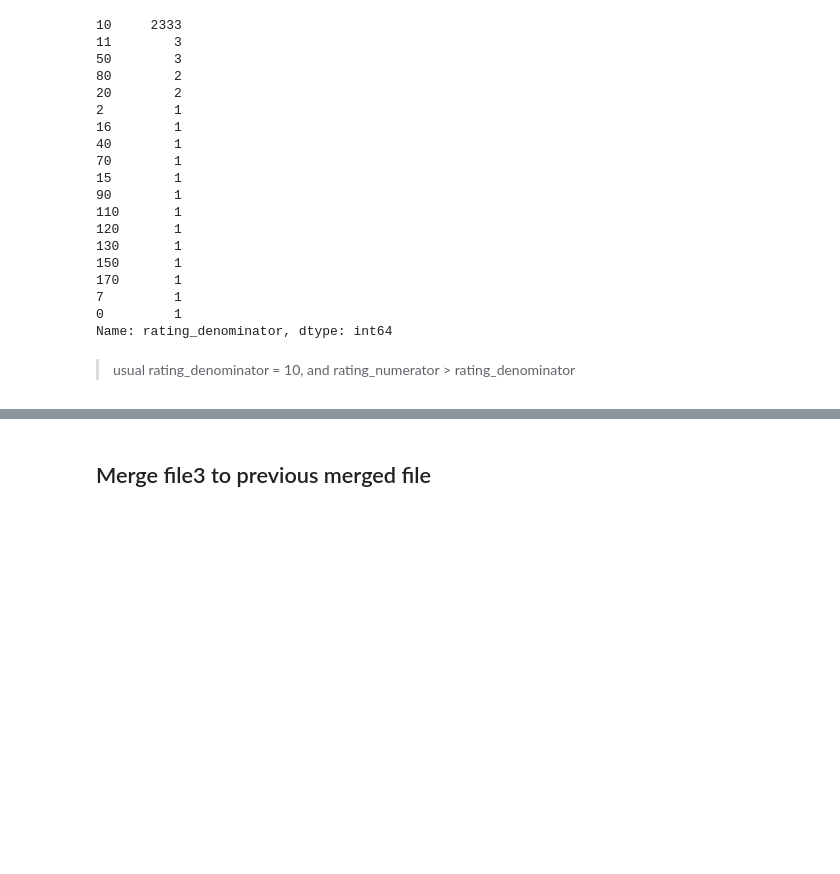
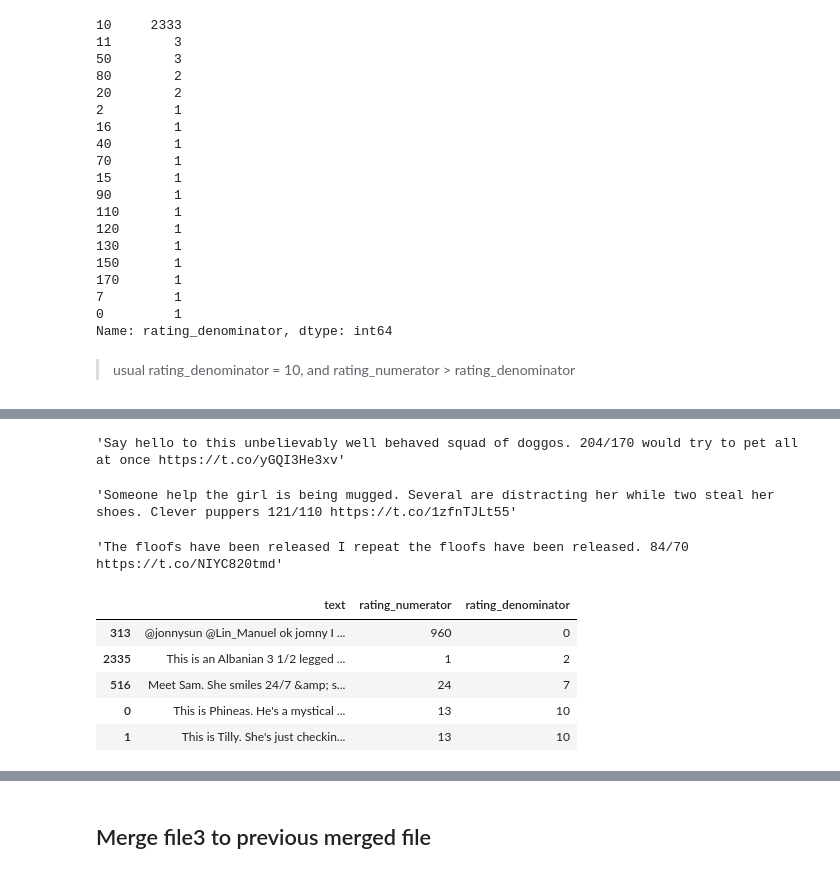
Before and after one commit to Langzzx/dand-advanced-2018, a Jupyter notebook: Data Wrangling and Cleaning/wrangle_act.ipynb, the cells around one changed output, grey strips where cells are left out. Saved outputs shown, nothing was run; the diff lists cells and outputs as text; code cells hidden in the pictures; blank space fills up the shorter version.

```diff
--- a/Data Wrangling and Cleaning/wrangle_act.ipynb
+++ b/Data Wrangling and Cleaning/wrangle_act.ipynb
@@ -692,0 +726,21 @@ df_clean3.loc[1189, 'text']
+# %%
+df_twitter_clean3.loc[1120, 'text']
+# %% [output]
+'Say hello to this unbelievably well behaved squad of doggos. 204/170 would try to pet all at once https://t.co/yGQI3He3xv'
+# %%
+df_twitter_clean3.loc[1635, 'text']
+# %% [output]
+'Someone help the girl is being mugged. Several are distracting her while two steal her shoes. Clever puppers 121/110 https://t.co/1zfnTJLt55'
+# %%
+df_twitter_clean3.loc[433, 'text']
+# %% [output]
+'The floofs have been released I repeat the floofs have been released. 84/70 https://t.co/NIYC820tmd'
+# %%
+df_twitter_clean3.nsmallest(5, 'rating_denominator')[['text', 'rating_numerator', 'rating_denominator']]
+# %% [output]
+|  | text | rating_numerator | rating_denominator |
+| 313 | @jonnysun @Lin_Manuel ok jomny I ... | 960 | 0 |
+| 2335 | This is an Albanian 3 1/2 legged ... | 1 | 2 |
+| 516 | Meet Sam. She smiles 24/7 &amp; s... | 24 | 7 |
+| 0 | This is Phineas. He's a mystical ... | 13 | 10 |
+| 1 | This is Tilly. She's just checkin... | 13 | 10 |
```
Also changed, not shown: parts of 104 cells of this notebook, 1 other file.
